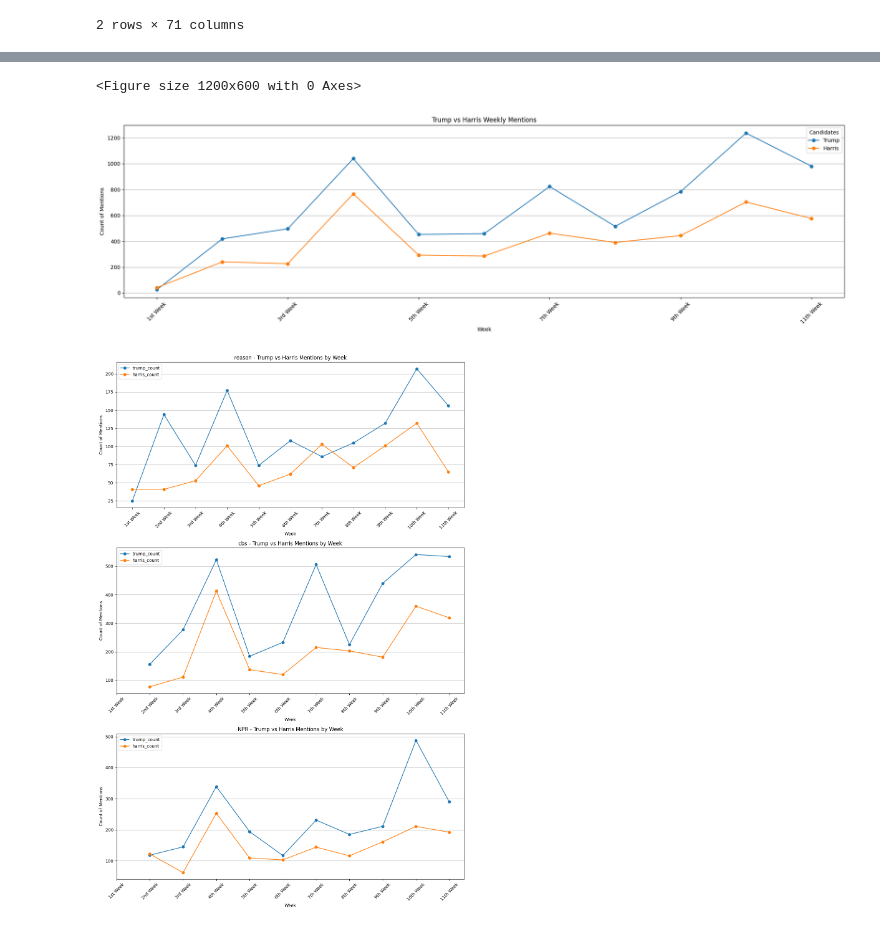
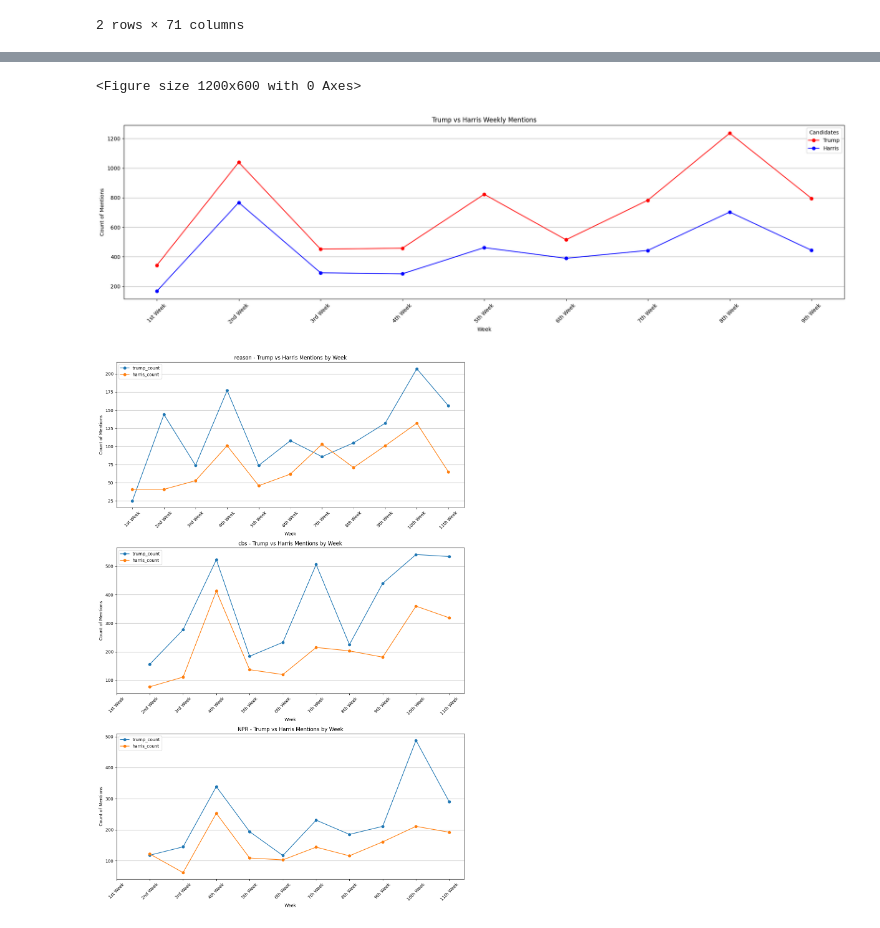
Before and after one commit to b00kkk/US_President_Election_2024, a Jupyter notebook: visualization&analysis/news_visualization&analysis.ipynb, the cells around one changed output, grey strips where cells are left out. Drawn from its saved outputs; the diff is of its cells as text; code cells hidden in the pictures.

```diff
--- a/visualization&analysis/news_visualization&analysis.ipynb
+++ b/visualization&analysis/news_visualization&analysis.ipynb
@@ -72,7 +86,7 @@ import pandas as pd
 
 date_count.columns = pd.to_datetime(date_count.columns, format='%m/%d')
 
-date_range = pd.date_range(start='2024-09-01', end='2024-10-31')
+date_range = pd.date_range(start='2024-09-05', end='2024-10-31')
 
 %matplotlib inline
 from IPython.core.pylabtools import figsize
@@ -94,31 +108,32 @@ plt.show()  #
 # %%
 import matplotlib.pyplot as plt
 import pandas as pd
 
 date_count.columns = pd.to_datetime(date_count.columns, format='%Y-%m-%d')
 
-date_count_weekly = date_count.T.resample('W').sum().T
+date_count_weekly = date_count.T.reindex(date_range, fill_value=0).resample('W').sum().T
 
 weeks = [f"{i+1}st Week" if i == 0 else f"{i+1}nd Week" if i == 1 else f"{i+1}rd Week" if i == 2 else f"{i+1}th Week" for i in range(date_count_weekly.shape[1])]
 date_count_weekly.columns = weeks
 
 plt.figure(figsize=(12, 6))
-date_count_weekly.T.plot(kind='line', marker='o')
+colors=['r','b']
+date_count_weekly.T.plot(kind='line', marker='o',color=colors)
 
 plt.title('Trump vs Harris Weekly Mentions')
 plt.xlabel('Week')
 plt.ylabel('Count of Mentions')
 
 plt.xticks(rotation=45)
 
 plt.grid(axis='y')
 plt.legend(title='Candidates')
 
 plt.tight_layout()
 plt.show()
 # %% [output]
 <Figure size 1200x600 with 0 Axes>
-[figure, old version]
+[figure, new version]
 # %%
 import matplotlib.pyplot as plt
 import pandas as pd
```
Also changed, not shown: parts of 11 cells of this notebook.
